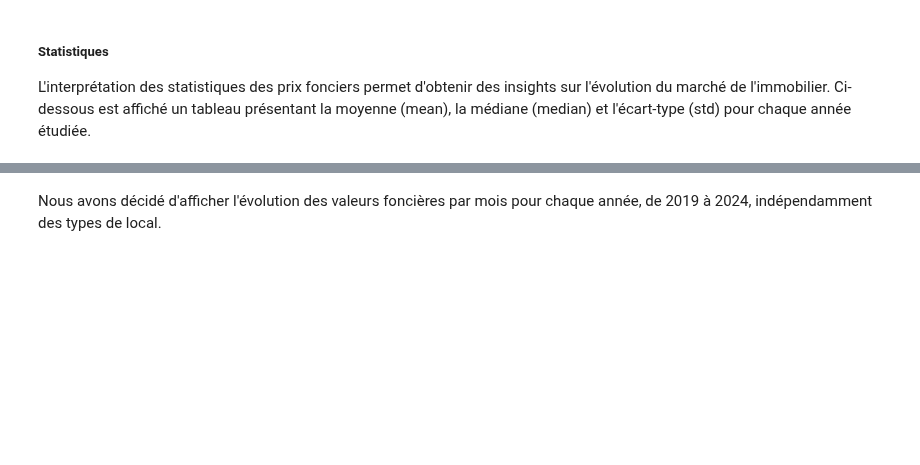
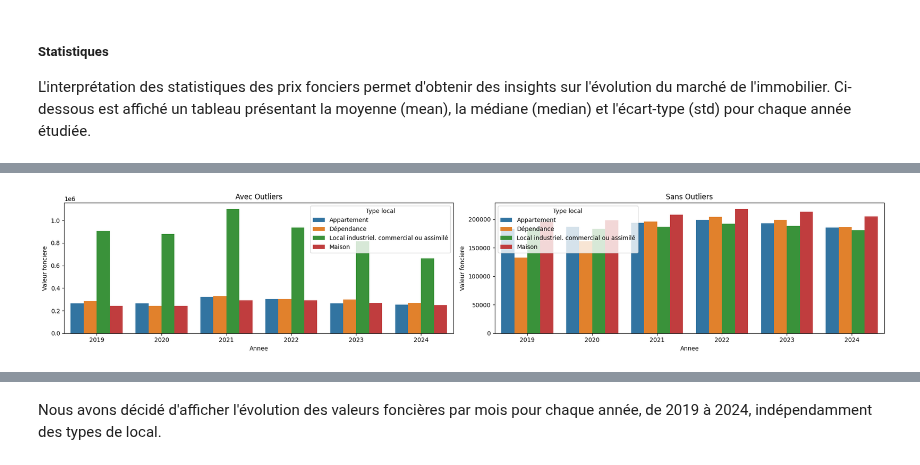
Before and after one commit to Kal3idoscope/Land-data-analysis-French-market, a Jupyter notebook: trends_forecast_.ipynb, the cells around one changed output, grey strips where cells are left out. Saved outputs shown, nothing was run; the diff lists cells and outputs as text; code cells hidden in the pictures; blank space fills up the shorter version.

```diff
--- a/trends_forecast_.ipynb
+++ b/trends_forecast_.ipynb
@@ -391,0 +495,17 @@ Name: 11276013, dtype: object
+# %%
+#comparer prix fonciers par type de biens avec/sans outliers
+compare_all_type = df_clean.groupby(['Annee', 'Type local'], observed=False).agg({'Valeur fonciere': 'mean'}).reset_index()
+compare_nonoutliers_type = non_outliers.groupby(['Annee', 'Type local'],observed=False).agg({'Valeur fonciere': 'mean'}).reset_index()
+
+fig, ax = plt.subplots(1, 2, figsize=(20, 4))
+
+sns.barplot(x='Annee', y='Valeur fonciere', hue='Type local', data=compare_all_type, ax=ax[0])
+ax[0].set_title('Avec Outliers')
+
+sns.barplot(x='Annee', y='Valeur fonciere', hue='Type local', data=compare_nonoutliers_type, ax=ax[1])
+ax[1].set_title('Sans Outliers')
+
+plt.tight_layout()
+plt.show()
+# %% [output]
+[figure, added]
```
Also changed, not shown: parts of 32 cells of this notebook.
